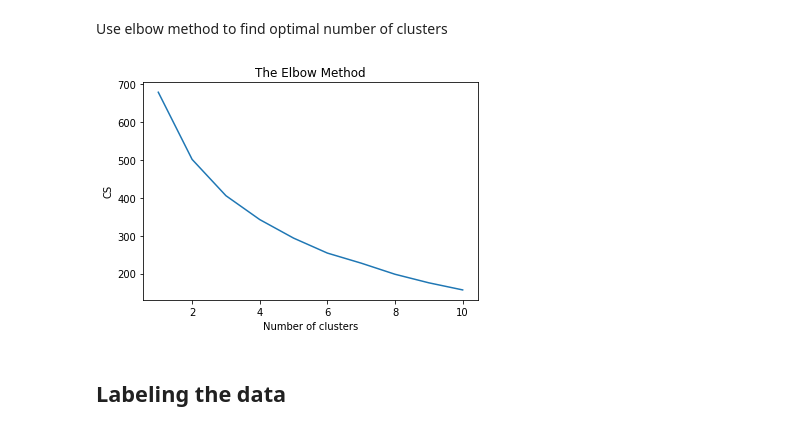
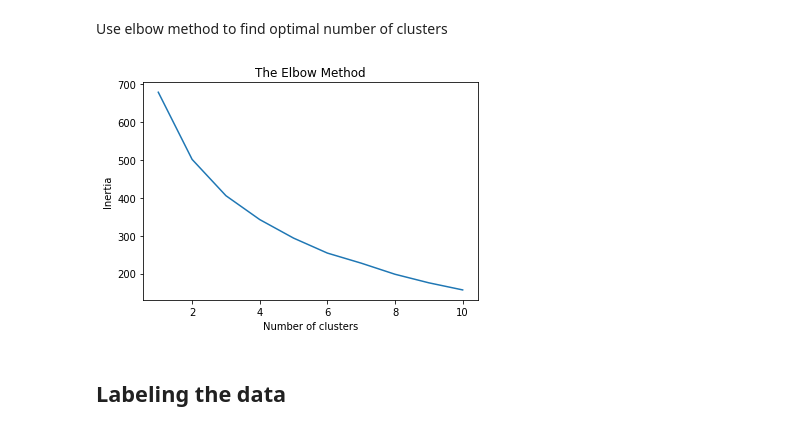
Before and after one commit to mhaln3mi/Youtube-content-quality-classification, a Jupyter notebook: src/unsupervisedML.ipynb, the cells around one changed output. Drawn from its saved outputs; the diff is of its cells as text; code cells hidden in the pictures.

```diff
--- a/src/unsupervisedML.ipynb
+++ b/src/unsupervisedML.ipynb
@@ -212,17 +212,17 @@ Use elbow method to find optimal number of clusters
 # %%
 from sklearn.cluster import KMeans
 cs = []
 for i in range(1, 11):
     kmeans = KMeans(n_clusters = i, init = 'k-means++', max_iter = 300, n_init = 10, random_state = 16)
     kmeans.fit(X)
     cs.append(kmeans.inertia_)
 plt.plot(range(1, 11), cs)
 plt.title('The Elbow Method')
 plt.xlabel('Number of clusters')
-plt.ylabel('CS')
+plt.ylabel('Inertia')
 plt.show()
 # %% [output]
-[figure, old version]
+[figure, new version]
 # %% [markdown]
 ## Labeling the data
 # %%
```
Also changed, not shown: 4 other files.
